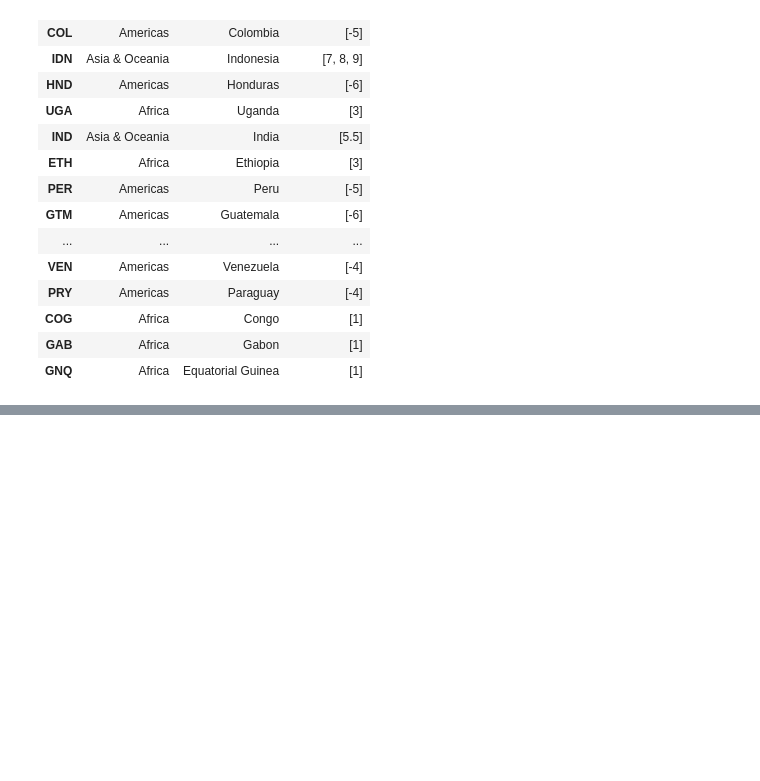
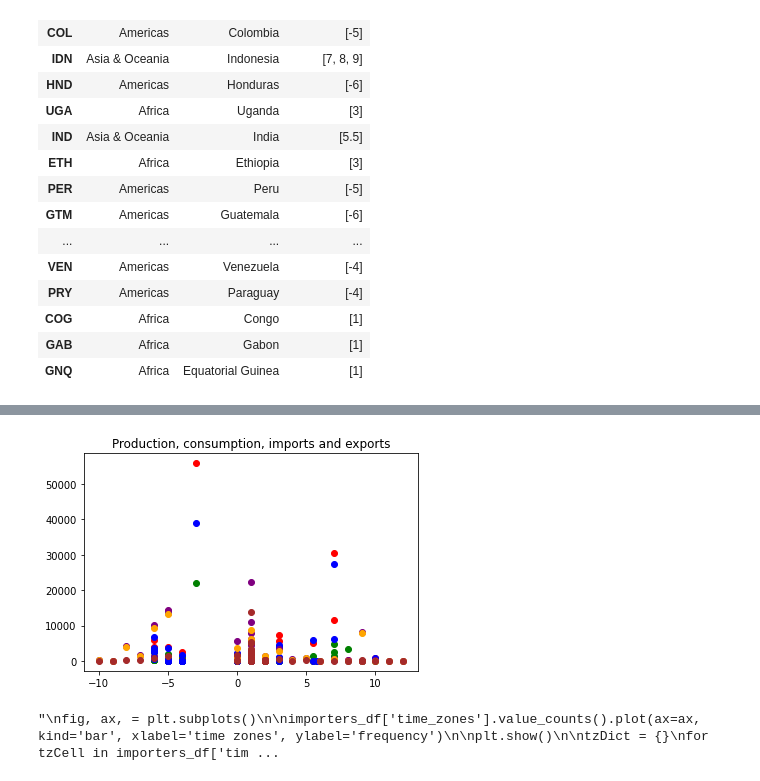
Before and after one commit to Ipgnosis/coffee-analysis, a Jupyter notebook: tz_clusterAnalysis.ipynb, the cells around one changed output, grey strips where cells are left out. Cells and saved outputs as stored; diff of their text form; code cells hidden in the pictures; blank space fills up the shorter version.

Commit message:
Major progress on time zone analysis

```diff
--- a/tz_clusterAnalysis.ipynb
+++ b/tz_clusterAnalysis.ipynb
@@ -64,0 +390,8 @@ importers_df
+# %%
+# convert the single time zone countries to the numeric value time zone
+for row, val in imp_exp_df.iterrows():
+    if len(val["time_zones"]) == 1:
+        imp_exp_df.at[row, "time_zones"] = val["time_zones"][0]
+
+# set Spain to the chosen numeric value
+imp_exp_df.at['ESP', 'time_zones'] = 1
@@ -64,0 +504,19 @@ importers_df
+# %%
+# merge the import and export values, and calculate consumption into new columns in imp_exp_df
+
+imp_exp_df['2019 Imp'] = df2b['2019']
+imp_exp_df['2019 Exp'] = df2c['2019']
+imp_exp_df['2019 Cons'] = df2b['2019'] - df2c['2019']
+
+# populate the new columns from the temporary dataframes
+for thisKey in us_tz_pop_factors:
+    imp_exp_df.at[thisKey, '2019 Imp'] = us_temp_df.at[thisKey, '2019 Imp']
+    imp_exp_df.at[thisKey, '2019 Exp'] = us_temp_df.at[thisKey, '2019 Exp']
+    imp_exp_df.at[thisKey, '2019 Cons'] = us_temp_df.at[thisKey, '2019 Cons']
+
+for thisKey in rf_tz_pop_factors:
+    imp_exp_df.at[thisKey, '2019 Imp'] = rf_temp_df.at[thisKey, '2019 Imp']
+    imp_exp_df.at[thisKey, '2019 Exp'] = rf_temp_df.at[thisKey, '2019 Exp']
+    imp_exp_df.at[thisKey, '2019 Cons'] = rf_temp_df.at[thisKey, '2019 Cons']
+
+imp_exp_df
@@ -65,5 +541,20 @@ importers_df
+# %%
+# plot the production scatter plot
+plt.title("Production, consumption, imports and exports")
+
+plt.scatter(x=prod_exp_df['time_zones'], y=prod_exp_df['2019 Prod'], color='red')
+plt.scatter(x=prod_exp_df['time_zones'], y=prod_exp_df['2019 Cons'], color='green')
+plt.scatter(x=prod_exp_df['time_zones'], y=prod_exp_df['2019 Exp'], color='blue')
+plt.scatter(x=imp_exp_df['time_zones'], y=imp_exp_df['2019 Imp'], color='purple')
+plt.scatter(x=imp_exp_df['time_zones'], y=imp_exp_df['2019 Cons'], color='orange')
+plt.scatter(x=imp_exp_df['time_zones'], y=imp_exp_df['2019 Exp'], color='brown')
+
+plt.show()
+# %% [output]
+[figure, added]
 # %%
 # ignore this till later
+'''
 fig, ax, = plt.subplots()
 
 importers_df['time_zones'].value_counts().plot(ax=ax, kind='bar', xlabel='time zones', ylabel='frequency')
@@ -78,3 +569,6 @@ for tzCell in importers_df['time_zones']:
         tzDict[tz] += 1
 
 print(tzDict)
+'''
+# %% [output]
+"\nfig, ax, = plt.subplots()\n\nimporters_df['time_zones'].value_counts().plot(ax=ax, kind='bar', xlabel='time zones', ylabel='frequency')\n\nplt.show()\n\ntzDict = {}\nfor tzCell in importers_df['tim ...
```
Also changed, not shown: parts of 19 cells of this notebook, 1 other file.
